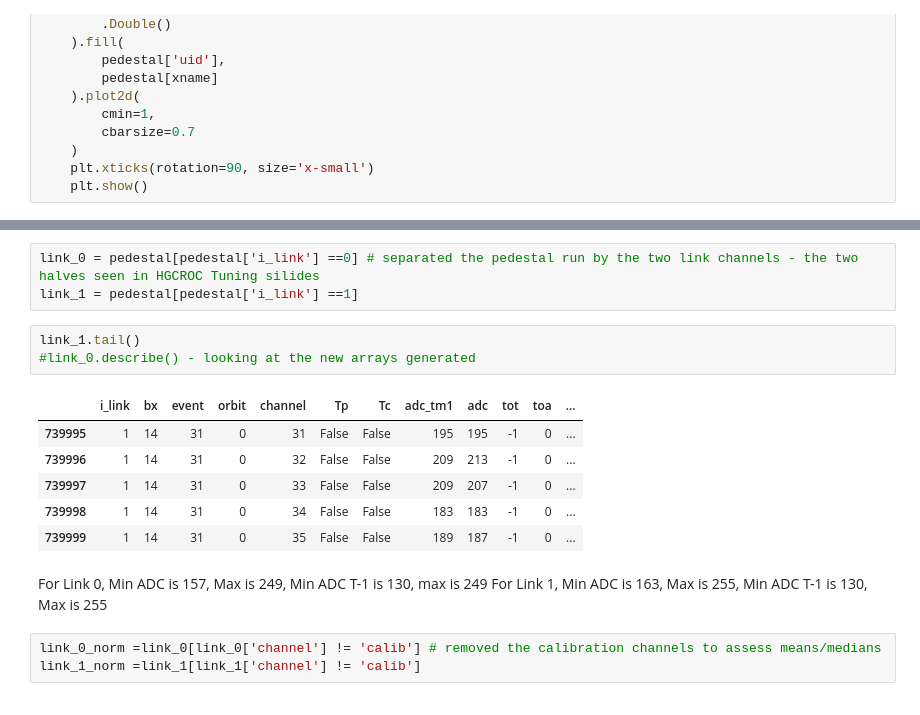
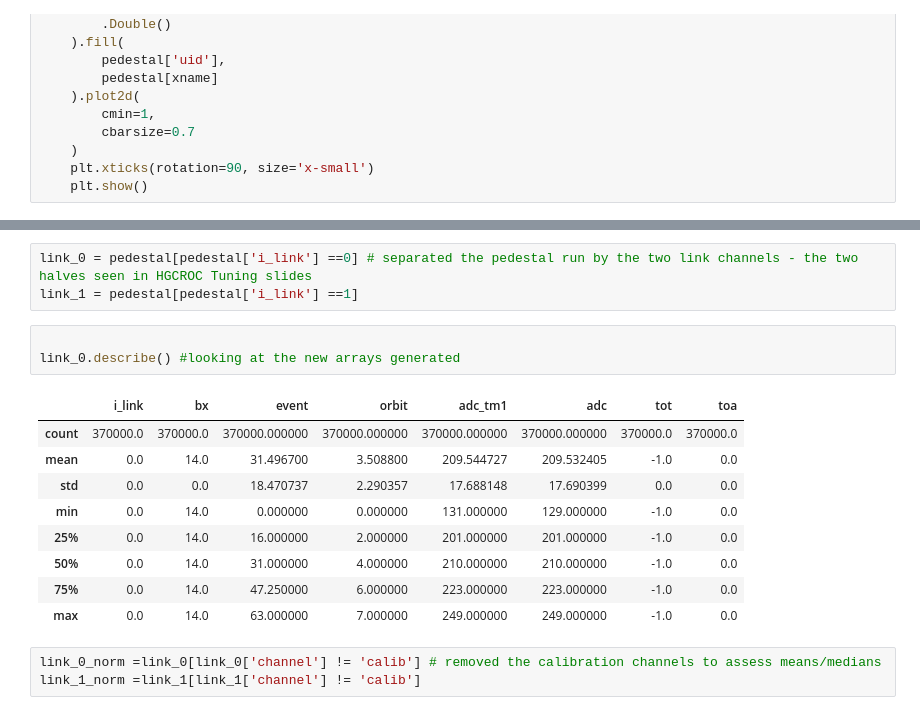
Before and after one commit to rodr1001/my_code, a Jupyter notebook: ldmx/hgcroc/pedestal_data/data/pedestal_ana.ipynb, the cells around one changed output, grey strips where cells are left out. Saved outputs shown, nothing was run; the diff lists cells and outputs as text.

```diff
--- a/ldmx/hgcroc/pedestal_data/data/pedestal_ana.ipynb
+++ b/ldmx/hgcroc/pedestal_data/data/pedestal_ana.ipynb
@@ -57,19 +45,19 @@ fill_and_plot_all_channels('adc','ADC',128,256)
 # %%
-link_0 = pedestal[pedestal['i_link'] ==0] # separated the pedestal run by the two link channels - the two halves seen in HGCROC Tuning silides
+link_0 = pedestal[pedestal['i_link'] ==0] # separated the pedestal run by the two link channels - the two halves seen in HGCROC Tuning slides
 link_1 = pedestal[pedestal['i_link'] ==1]
 # %%
-link_1.tail()
-#link_0.describe() - looking at the new arrays generated
+
+link_0.describe() #looking at the new arrays generated
 # %% [output]
-|  | i_link | bx | event | orbit | channel | Tp | Tc | adc_tm1 | adc | tot | toa | ... |
-| 739995 | 1 | 14 | 31 | 0 | 31 | False | False | 195 | 195 | -1 | 0 | ... |
-| 739996 | 1 | 14 | 31 | 0 | 32 | False | False | 209 | 213 | -1 | 0 | ... |
-| 739997 | 1 | 14 | 31 | 0 | 33 | False | False | 209 | 207 | -1 | 0 | ... |
-| 739998 | 1 | 14 | 31 | 0 | 34 | False | False | 183 | 183 | -1 | 0 | ... |
-| 739999 | 1 | 14 | 31 | 0 | 35 | False | False | 189 | 187 | -1 | 0 | ... |
+|  | i_link | bx | event | orbit | adc_tm1 | adc | tot | toa |
+| count | 370000.0 | 370000.0 | 370000.000000 | 370000.000000 | 370000.000000 | 370000.000000 | 370000.0 | 370000.0 |
+| mean | 0.0 | 14.0 | 31.496700 | 3.508800 | 209.544727 | 209.532405 | -1.0 | 0.0 |
+| std | 0.0 | 0.0 | 18.470737 | 2.290357 | 17.688148 | 17.690399 | 0.0 | 0.0 |
+| min | 0.0 | 14.0 | 0.000000 | 0.000000 | 131.000000 | 129.000000 | -1.0 | 0.0 |
+| 25% | 0.0 | 14.0 | 16.000000 | 2.000000 | 201.000000 | 201.000000 | -1.0 | 0.0 |
+| 50% | 0.0 | 14.0 | 31.000000 | 4.000000 | 210.000000 | 210.000000 | -1.0 | 0.0 |
+| 75% | 0.0 | 14.0 | 47.250000 | 6.000000 | 223.000000 | 223.000000 | -1.0 | 0.0 |
+| max | 0.0 | 14.0 | 63.000000 | 7.000000 | 249.000000 | 249.000000 | -1.0 | 0.0 |
-# %% [markdown]
-For Link 0, Min ADC is 157, Max is 249, Min ADC T-1 is 130, max is 249
-For Link 1, Min ADC is 163, Max is 255, Min ADC T-1 is 130, Max is 255
 # %%
 link_0_norm =link_0[link_0['channel'] != 'calib'] # removed the calibration channels to assess means/medians
 link_1_norm =link_1[link_1['channel'] != 'calib']
```
Also changed, not shown: parts of 65 cells of this notebook, 3 other files.
